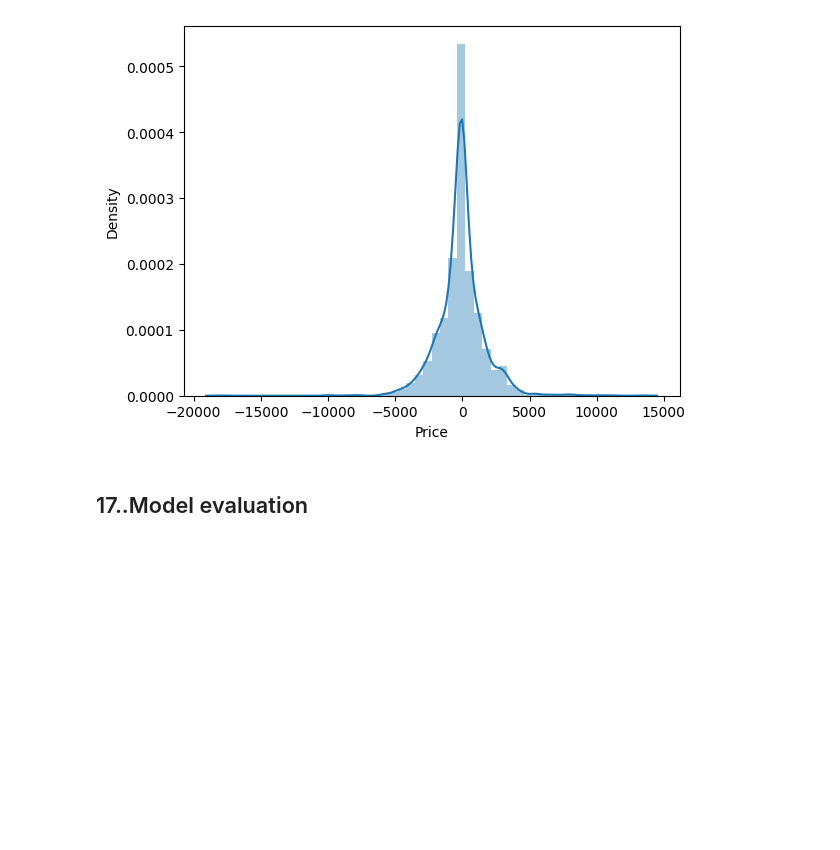
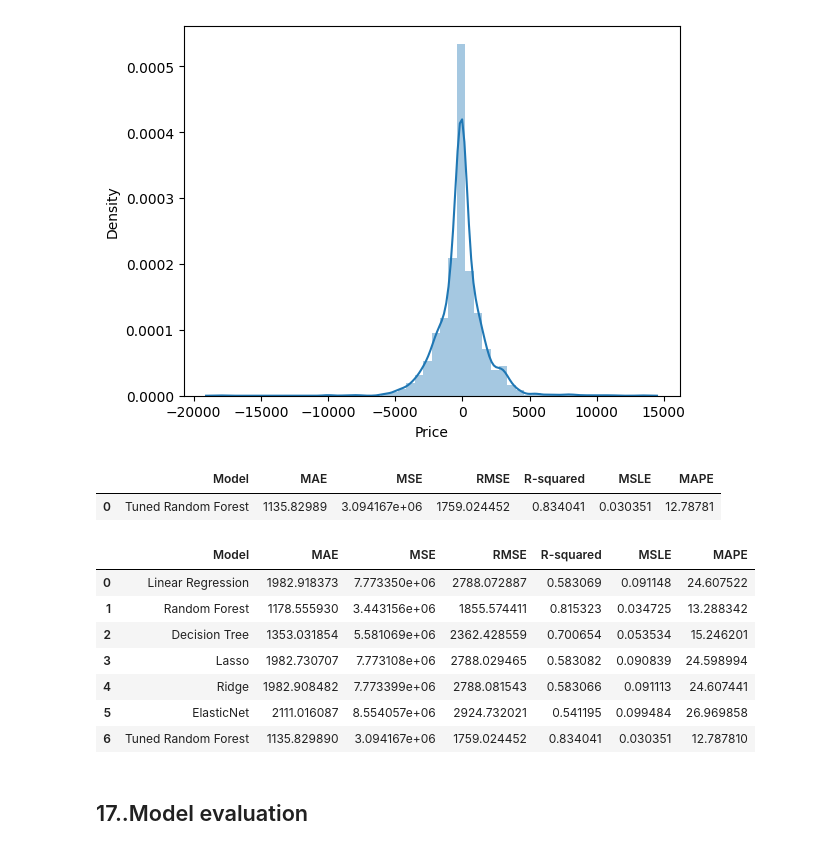
Before and after one commit to venkateshblks/Flight-Price-Prediction, a Jupyter notebook: flight_prediction.ipynb, the cells around one changed output. Saved outputs shown, nothing was run; the diff lists cells and outputs as text; code cells hidden in the pictures; blank space fills up the shorter version.

```diff
--- a/flight_prediction.ipynb
+++ b/flight_prediction.ipynb
@@ -1092,6 +1092,24 @@ MSE : 3094167.022109093
 RMSE : 1759.0244518223994
 MAPE : 12.787810212077744
 [figure]
+# %%
+tuned=evaluate_model(rf_random.best_estimator_, X_test, y_test, "Tuned Random Forest")
+tuned
+# %% [output]
+|  | Model | MAE | MSE | RMSE | R-squared | MSLE | MAPE |
+| 0 | Tuned Random Forest | 1135.82989 | 3.094167e+06 | 1759.024452 | 0.834041 | 0.030351 | 12.78781 |
+# %%
+all_metrics_df= pd.concat([all_metrics_df, tuned], ignore_index=True)
+all_metrics_df
+# %% [output]
+|  | Model | MAE | MSE | RMSE | R-squared | MSLE | MAPE |
+| 0 | Linear Regression | 1982.918373 | 7.773350e+06 | 2788.072887 | 0.583069 | 0.091148 | 24.607522 |
+| 1 | Random Forest | 1178.555930 | 3.443156e+06 | 1855.574411 | 0.815323 | 0.034725 | 13.288342 |
+| 2 | Decision Tree | 1353.031854 | 5.581069e+06 | 2362.428559 | 0.700654 | 0.053534 | 15.246201 |
+| 3 | Lasso | 1982.730707 | 7.773108e+06 | 2788.029465 | 0.583082 | 0.090839 | 24.598994 |
+| 4 | Ridge | 1982.908482 | 7.773399e+06 | 2788.081543 | 0.583066 | 0.091113 | 24.607441 |
+| 5 | ElasticNet | 2111.016087 | 8.554057e+06 | 2924.732021 | 0.541195 | 0.099484 | 26.969858 |
+| 6 | Tuned Random Forest | 1135.829890 | 3.094167e+06 | 1759.024452 | 0.834041 | 0.030351 | 12.787810 |
 # %% [markdown]
 ## 17..Model evaluation
 # %%
```
Also changed, not shown: parts of 3 cells of this notebook.
